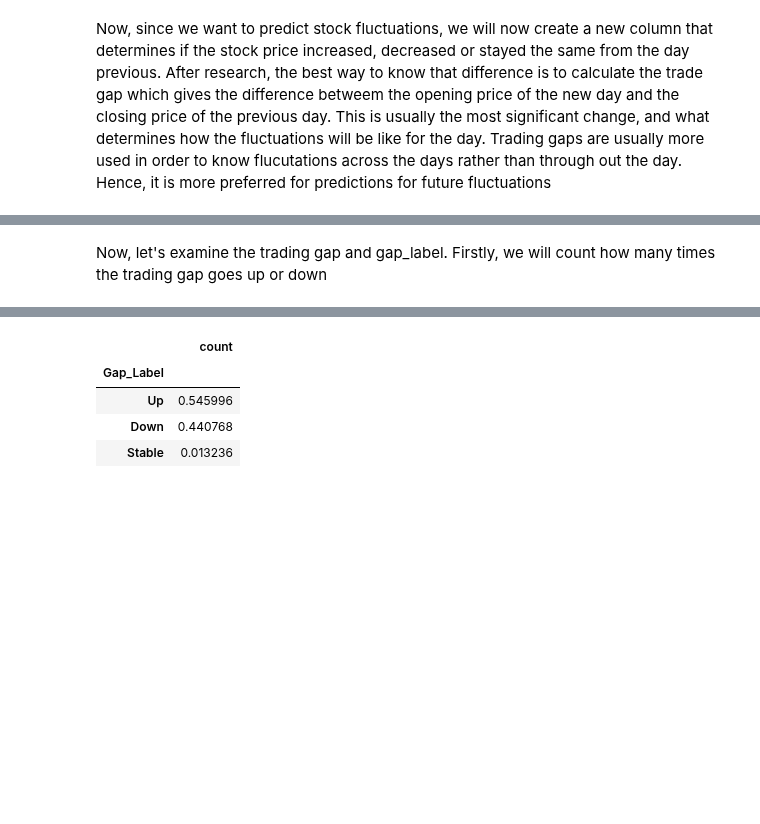
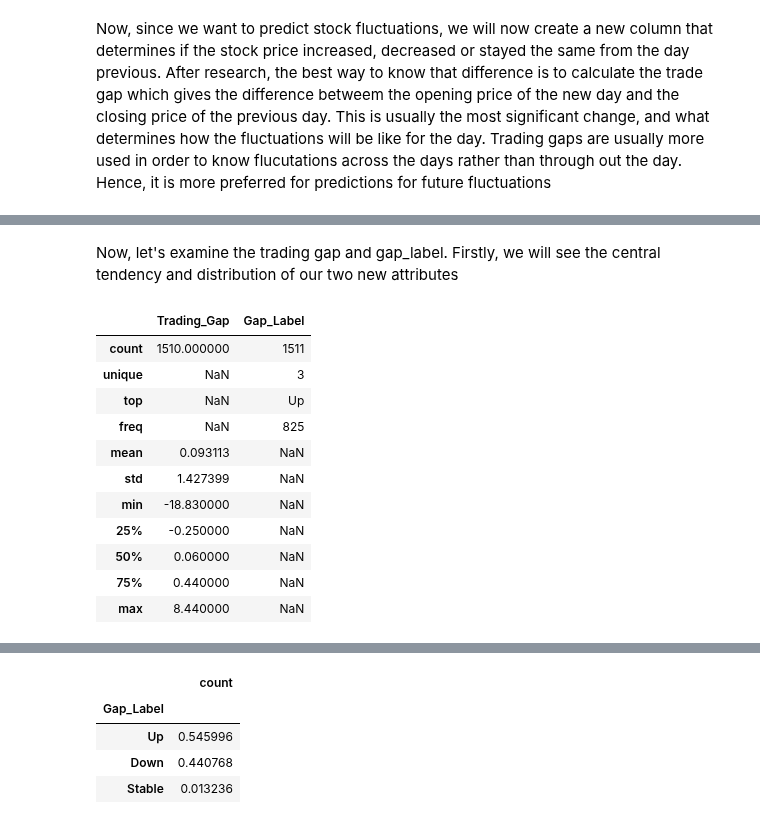
Before and after one commit to Jowayria-27/Artifical-Intelligence-Project, a Jupyter notebook: Microsoft Stocks Prediction.ipynb, the cells around one changed output, grey strips where cells are left out. Cells and saved outputs as stored; diff of their text form; code cells hidden in the pictures; blank space fills up the shorter version.

```diff
--- a/Microsoft Stocks Prediction.ipynb
+++ b/Microsoft Stocks Prediction.ipynb
@@ -256,2 +256,17 @@ df.head(10)
 # %% [markdown]
-Now, let's examine the trading gap and gap_label. Firstly, we will count how many times the trading gap goes up or down
+Now, let's examine the trading gap and gap_label. Firstly, we will see the central tendency and distribution of our two new attributes
+# %%
+df[['Trading_Gap','Gap_Label']].describe(include='all')
+# %% [output]
+|  | Trading_Gap | Gap_Label |
+| count | 1510.000000 | 1511 |
+| unique | NaN | 3 |
+| top | NaN | Up |
+| freq | NaN | 825 |
+| mean | 0.093113 | NaN |
+| std | 1.427399 | NaN |
+| min | -18.830000 | NaN |
+| 25% | -0.250000 | NaN |
+| 50% | 0.060000 | NaN |
+| 75% | 0.440000 | NaN |
+| max | 8.440000 | NaN |
```
Also changed, not shown: parts of 3 cells of this notebook.
